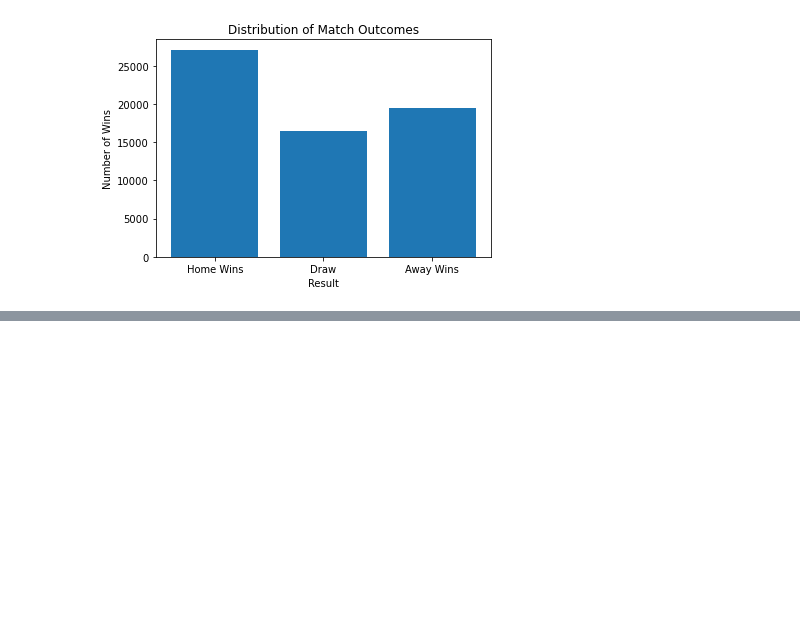
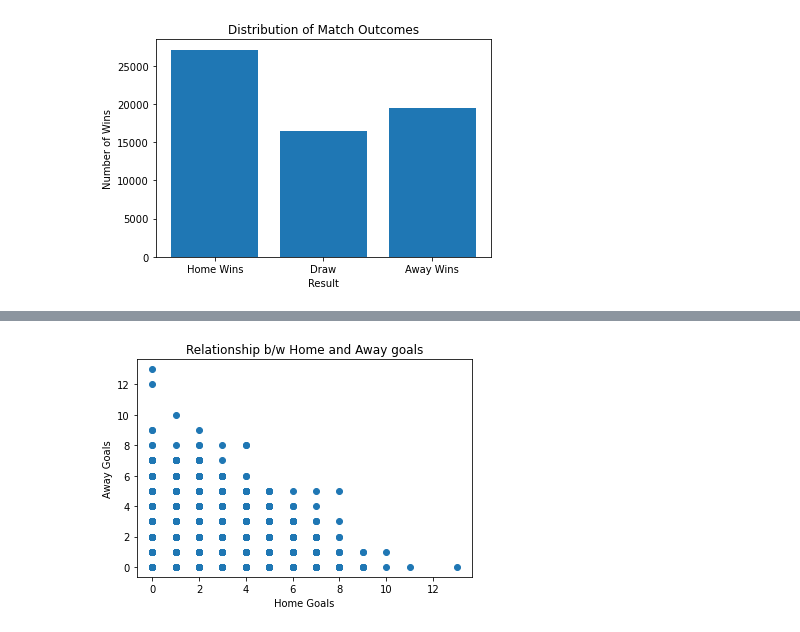
Before and after one commit to MuhammadAhmed3092/Data-Science-Projects, a Jupyter notebook: Football Leagues Analysis using EDA.ipynb, the cells around one changed output, grey strips where cells are left out. Cells and saved outputs as stored; diff of their text form; code cells hidden in the pictures; blank space fills up the shorter version.

```diff
--- a/Football Leagues Analysis using EDA.ipynb
+++ b/Football Leagues Analysis using EDA.ipynb
@@ -259,0 +283,11 @@ manchester
+# %%
+home_goals = df['Home Goals']
+away_goals = df['Away Goals']
+
+plt.scatter(home_goals, away_goals)
+plt.xlabel('Home Goals')
+plt.ylabel('Away Goals')
+plt.title('Relationship b/w Home and Away goals')
+plt.show()
+# %% [output]
+[figure, added]
```
Also changed, not shown: parts of 5 cells of this notebook.
